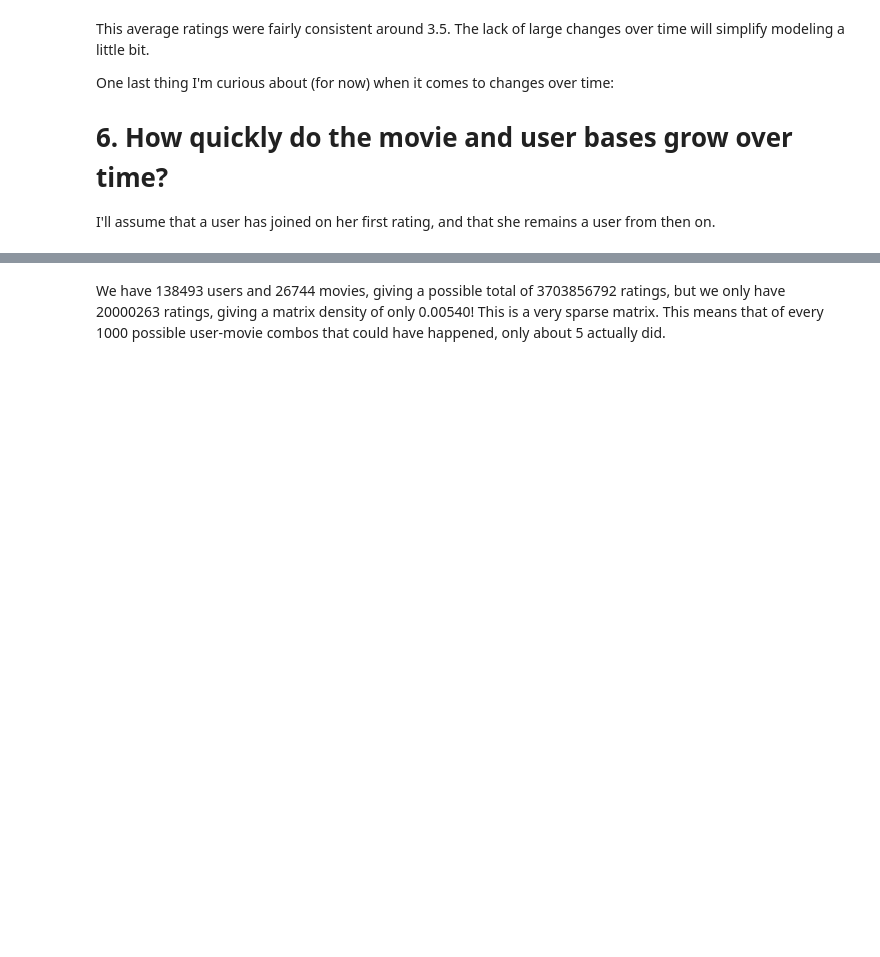
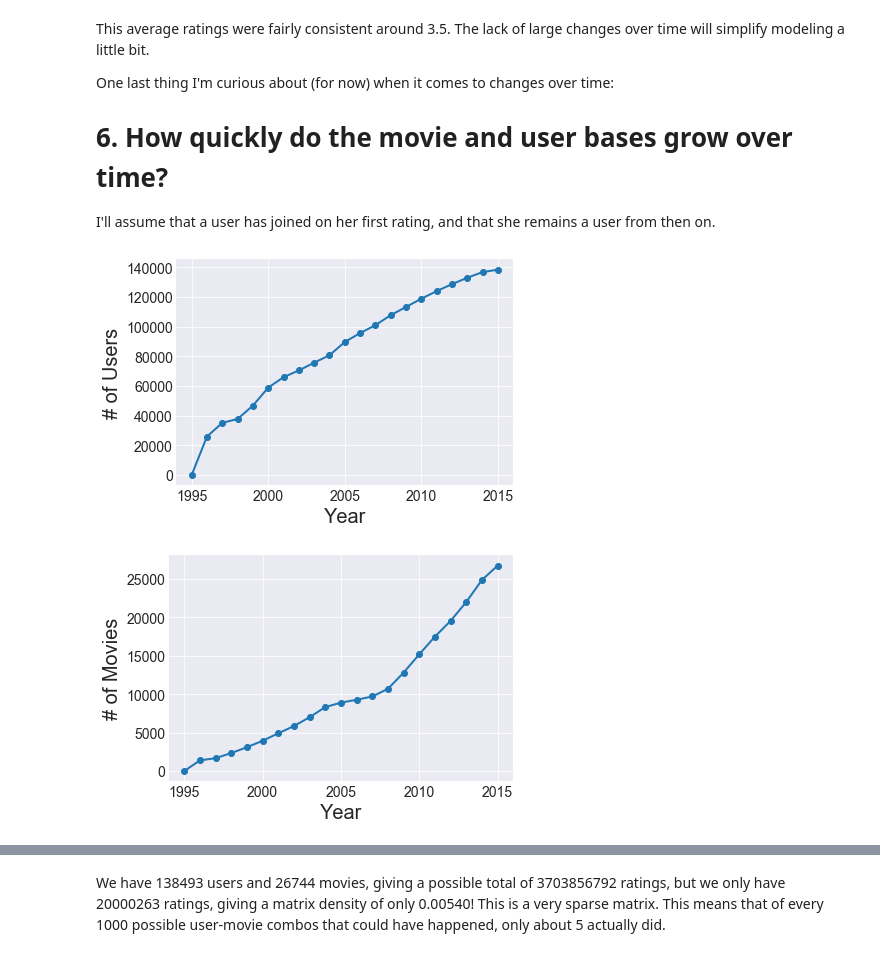
Before and after one commit to benlindsay/movielens-analysis, a Jupyter notebook: notebooks/01_Initial_Ratings_EDA.ipynb, the cells around one changed output, grey strips where cells are left out. Cells and saved outputs as stored; diff of their text form; code cells hidden in the pictures; blank space fills up the shorter version.

```diff
--- a/notebooks/01_Initial_Ratings_EDA.ipynb
+++ b/notebooks/01_Initial_Ratings_EDA.ipynb
@@ -162,7 +166,21 @@ I'll assume that a user has joined on her first rating, and that she remains a u
 # %%
 # <!-- collapse=True -->
 n_users = []
 n_movies = []
+years = np.unique(ratings_df['year'])
 for year in years:
     n_users.append(ratings_df[ratings_df['year'] <= year]['userId'].nunique())
     n_movies.append(ratings_df[ratings_df['year'] <= year]['movieId'].nunique())
+plt.plot(years, n_users, 'o-')
+plt.xlabel('Year')
+plt.ylabel('# of Users')
+plt.tight_layout()
+plt.show()
+plt.plot(years, n_movies, 'o-')
+plt.xlabel('Year')
+plt.ylabel('# of Movies')
+plt.tight_layout()
+plt.show()
+# %% [output]
+[figure, added]
+[figure, added]
```
Also changed, not shown: parts of 18 cells of this notebook.
